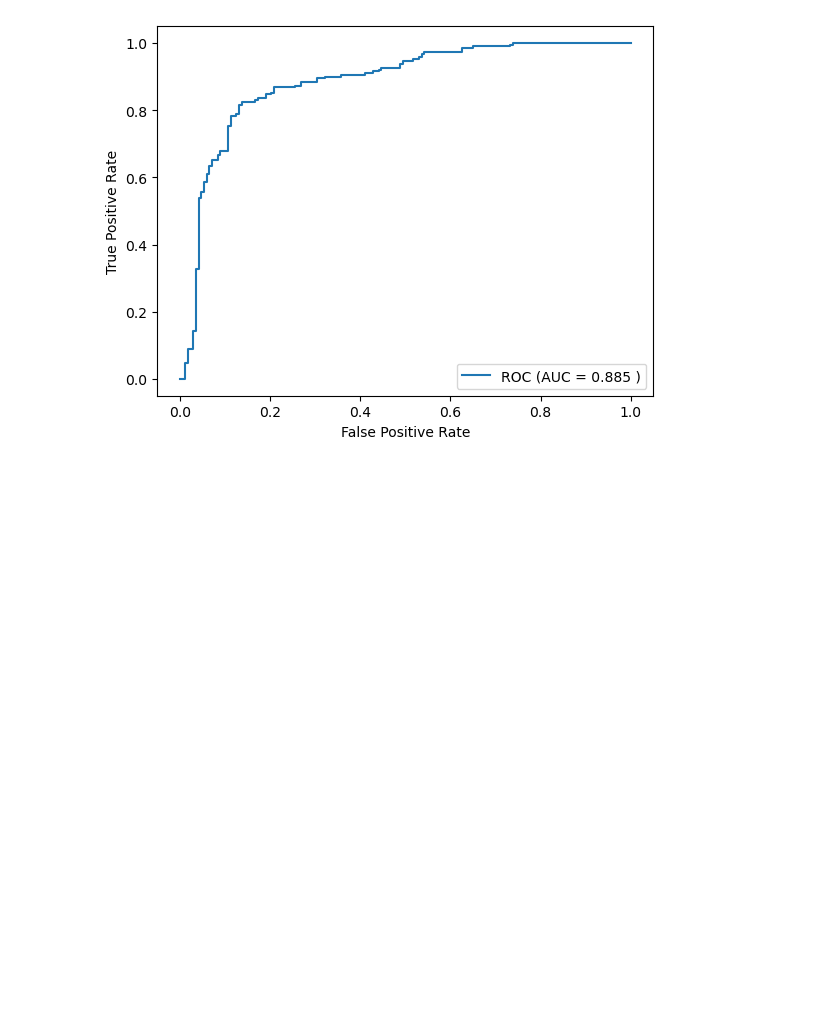
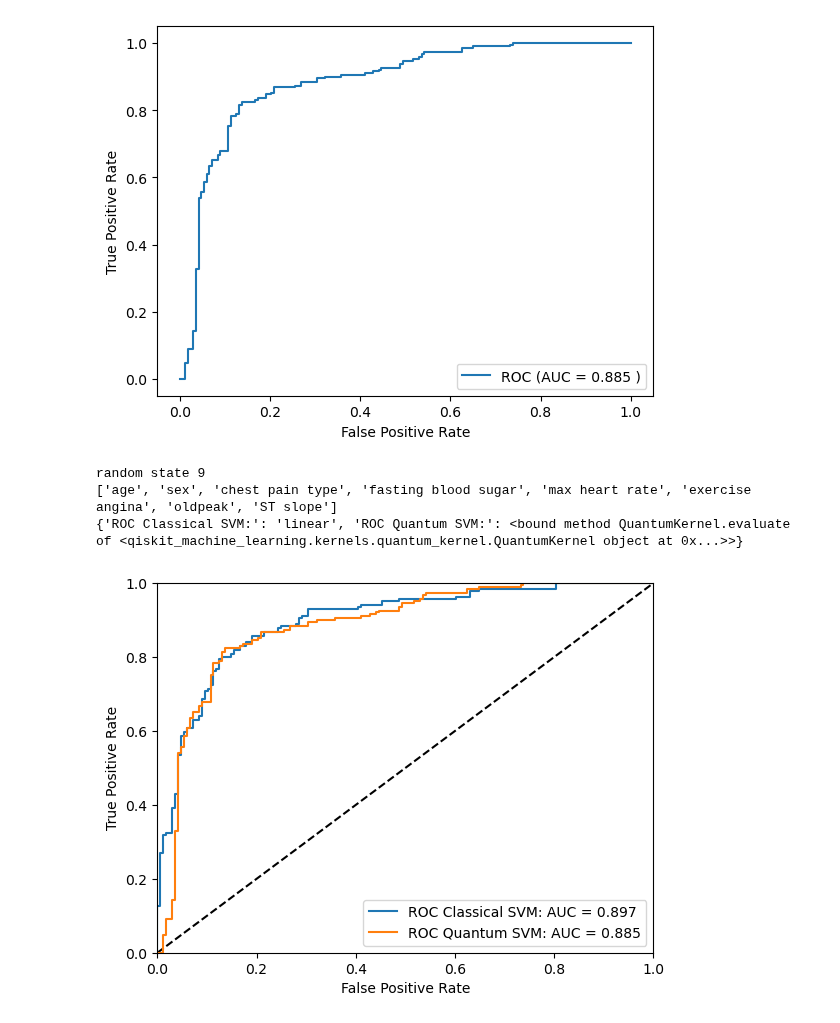
Before and after one commit to pdc-quantum/qml-cad, a Jupyter notebook: IEEE_Eight_Features_Classical_vs_QSVM_Tabular.ipynb, the cells around one changed output. Cells and saved outputs as stored; diff of their text form; code cells hidden in the pictures; blank space fills up the shorter version.

```diff
--- a/IEEE_Eight_Features_Classical_vs_QSVM_Tabular.ipynb
+++ b/IEEE_Eight_Features_Classical_vs_QSVM_Tabular.ipynb
@@ -325,3 +325,37 @@ random state 9
    macro avg       0.81      0.81      0.81       357
 weighted avg       0.81      0.81      0.81       357
 [figure]
+# %%
+def show_aucs(data, list_feature, kernel_dic, random_state):
+    print("random state", random_state)
+    print(list_feature)
+    print(kernel_dic)
+    print()
+
+    plt.figure(0).clf()
+    plt.ylabel("True Positive Rate")
+    plt.xlabel("False Positive Rate")
+    plt.xlim([0.0, 1.0])
+    plt.ylim([0.0, 1.0])
+    plt.plot([0,1], [0,1], 'k--')
+
+    for k_name, kernel in kernel_dic.items():
+
+        svc_output , sample_test, y_true = support_vector_machine(data, list_feature, kernel,
+                                                                  random_state = random_state)
+        y_pred = svc_output.predict(sample_test)
+        y_score = svc_output.decision_function(sample_test)
+        fpr, tpr, _ = roc_curve(y_true, y_score)
+        auc = roc_auc_score(y_true, y_score)
+        plt.plot(fpr,tpr,
+                 label= k_name+" AUC = %0.3f" % auc)
+    plt.legend(loc=0)
+    plt.show()
+
+kernel_dic = {"ROC Classical SVM:" : "linear", "ROC Quantum SVM:" : zz_kernel.evaluate}
+show_aucs(heart_data, list_feature, kernel_dic, random_state)
+# %% [output]
+random state 9
+['age', 'sex', 'chest pain type', 'fasting blood sugar', 'max heart rate', 'exercise angina', 'oldpeak', 'ST slope']
+{'ROC Classical SVM:': 'linear', 'ROC Quantum SVM:': <bound method QuantumKernel.evaluate of <qiskit_machine_learning.kernels.quantum_kernel.QuantumKernel object at 0x...>>}
+[figure, added]
```
Also changed, not shown: parts of 2 cells of this notebook, 3 other files.
